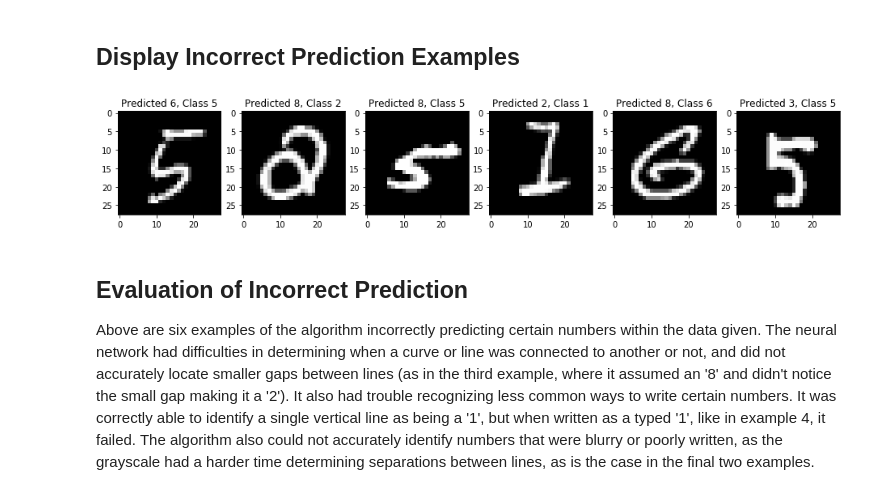
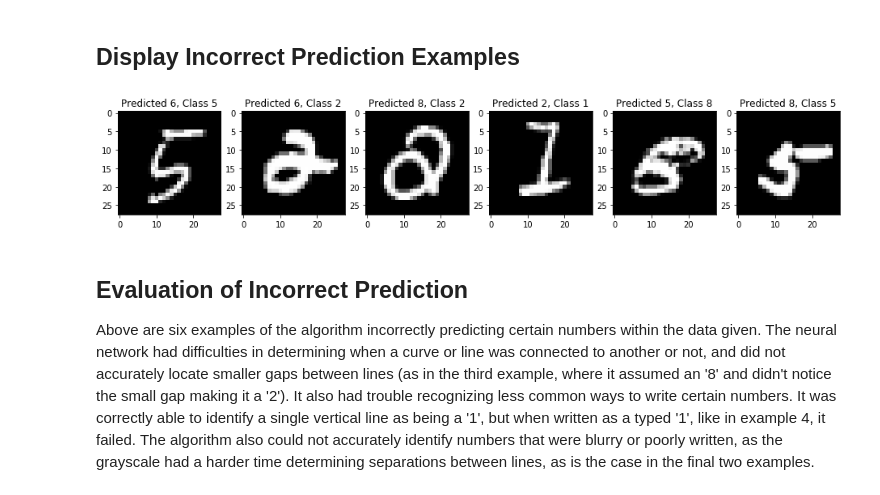
Before and after one commit to diggerdata/MNIST_TSN, a Jupyter notebook: ANN.ipynb, the cells around one changed output. Saved outputs shown, nothing was run; the diff lists cells and outputs as text; code cells hidden in the pictures.

```diff
--- a/ANN.ipynb
+++ b/ANN.ipynb
@@ -56,14 +57,24 @@ The data is then split into Training, Validation and Testing sets, divided accor
 # %%
+# Split and reshape the images into test, validation, and test sets
 X_train = X_raw[0:3900].reshape(3900, 784)
 X_valid = X_raw[3900:4875].reshape(975, 784)
 X_test = X_raw[4875:6500].reshape(1625, 784)
 
+# Split the labels into test, validation, and test sets and put them in a vertical array of length 10
+y_train = np_utils.to_categorical(y_raw[0:3900], 10)
+y_valid = np_utils.to_categorical(y_raw[3900:4875], 10)
+y_test = np_utils.to_categorical(y_raw[4875:6500], 10)
+y_test_raw = y_raw[4875:6500]
+
+# Reformat the images from 0-255 integers to 0-1 floats
 X_train = X_train.astype('float32')
 X_valid = X_valid.astype('float32')
 X_test = X_test.astype('float32')
 X_train /= 255
 X_valid /= 255
 X_test /= 255
+
+# Print the shape of the new images
 print("Training matrix shape", X_train.shape)
 print("Validation matrix shape", X_valid.shape)
 print("Testing matrix shape", X_test.shape)
@@ -97,9 +112,9 @@ Below 100 epochs of the model are run with a batch size of 128. The time, loss a
 # %%
-history = model.fit(X_train, Y_train,
+history = model.fit(X_train, y_train,
           batch_size=128,
           epochs=100,
           verbose=1,
-          validation_data=(X_valid, Y_valid))
+          validation_data=(X_valid, y_valid))
 # %% [output]
 Train on 3900 samples, validate on 975 samples
 Epoch 1/100
@@ -175,16 +189,15 @@ Text(0.5,1,'Confusion Matrix')
 ## Display Correct Prediction Examples
 # %%
 predicted_classes = model.predict_classes(X_test)
-
-correct_indices = np.nonzero(predicted_classes == y_test)[0]
-incorrect_indices = np.nonzero(predicted_classes != y_test)[0]
+correct_indices = np.nonzero(predicted_classes == y_test_raw)[0]
+incorrect_indices = np.nonzero(predicted_classes != y_test_raw)[0]
 # %%
 num_figures = 6
 plt.figure(figsize=(16,8))
 for i, correct in enumerate(correct_indices[:num_figures]):
     plt.subplot(1,num_figures,i+1)
     plt.imshow(X_test[correct].reshape(28,28), cmap='gray', interpolation='none')
-    plt.title("Predicted {}, Class {}".format(predicted_classes[correct], y_test[correct]))
+    plt.title("Predicted {}, Class {}".format(predicted_classes[correct], y_test_raw[correct]))
 # %% [output]
 [figure]
 # %% [markdown]
@@ -192,12 +205,12 @@ for i, correct in enumerate(correct_indices[:num_figures]):
 # %%
 num_figures = 6
 plt.figure(figsize=(16,8))
 for i, incorrect in enumerate(incorrect_indices[:num_figures]):
     plt.subplot(1,num_figures,i+1)
     plt.imshow(X_test[incorrect].reshape(28,28), cmap='gray', interpolation='none')
-    plt.title("Predicted {}, Class {}".format(predicted_classes[incorrect], y_test[incorrect]))
+    plt.title("Predicted {}, Class {}".format(predicted_classes[incorrect], y_test_raw[incorrect]))
 # %% [output]
-[figure, old version]
+[figure, new version]
 # %% [markdown]
 ## Evaluation of Incorrect Prediction
 
```
Also changed, not shown: parts of 24 cells of this notebook, 2 other files.
